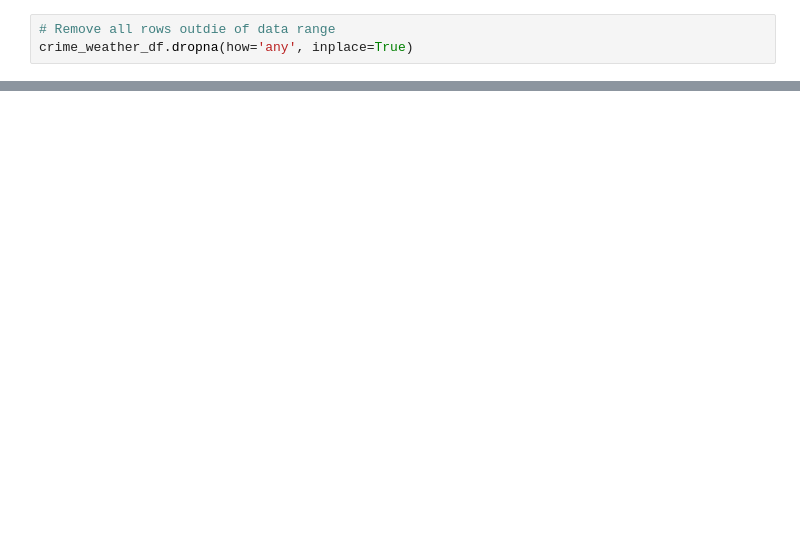
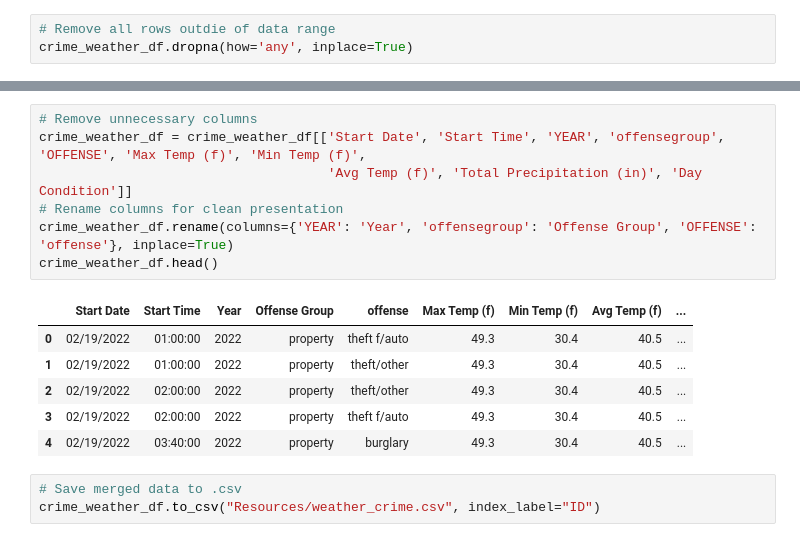
Before and after one commit to ysgorin/weather_crime, a Jupyter notebook: data_wrangling.ipynb, the cells around one changed output, grey strips where cells are left out. Drawn from its saved outputs; the diff is of its cells as text; blank space fills up the shorter version.

Commit message:
finished data cleaning and merge

```diff
--- a/data_wrangling.ipynb
+++ b/data_wrangling.ipynb
@@ -477,0 +489,17 @@ crime_weather_df.head()
+# %%
+# Remove unnecessary columns
+crime_weather_df = crime_weather_df[['Start Date', 'Start Time', 'YEAR', 'offensegroup', 'OFFENSE', 'Max Temp (f)', 'Min Temp (f)',
+                                     'Avg Temp (f)', 'Total Precipitation (in)', 'Day Condition']]
+# Rename columns for clean presentation
+crime_weather_df.rename(columns={'YEAR': 'Year', 'offensegroup': 'Offense Group', 'OFFENSE': 'offense'}, inplace=True)
+crime_weather_df.head()
+# %% [output]
+|  | Start Date | Start Time | Year | Offense Group | offense | Max Temp (f) | Min Temp (f) | Avg Temp (f) | ... |
+| 0 | 02/19/2022 | 01:00:00 | 2022 | property | theft f/auto | 49.3 | 30.4 | 40.5 | ... |
+| 1 | 02/19/2022 | 01:00:00 | 2022 | property | theft/other | 49.3 | 30.4 | 40.5 | ... |
+| 2 | 02/19/2022 | 02:00:00 | 2022 | property | theft/other | 49.3 | 30.4 | 40.5 | ... |
+| 3 | 02/19/2022 | 02:00:00 | 2022 | property | theft f/auto | 49.3 | 30.4 | 40.5 | ... |
+| 4 | 02/19/2022 | 03:40:00 | 2022 | property | burglary | 49.3 | 30.4 | 40.5 | ... |
+# %%
+# Save merged data to .csv
+crime_weather_df.to_csv("Resources/weather_crime.csv", index_label="ID")
```
Also changed, not shown: parts of 4 cells of this notebook, 1 other file.
